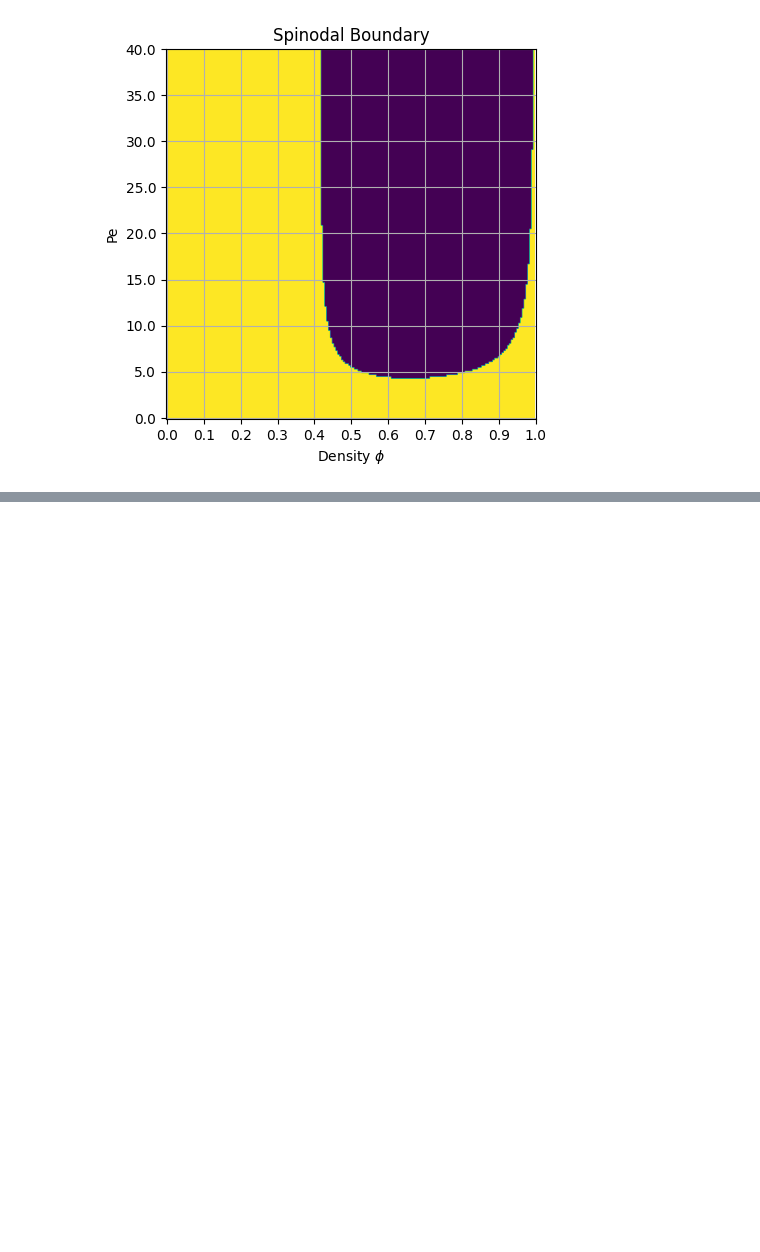
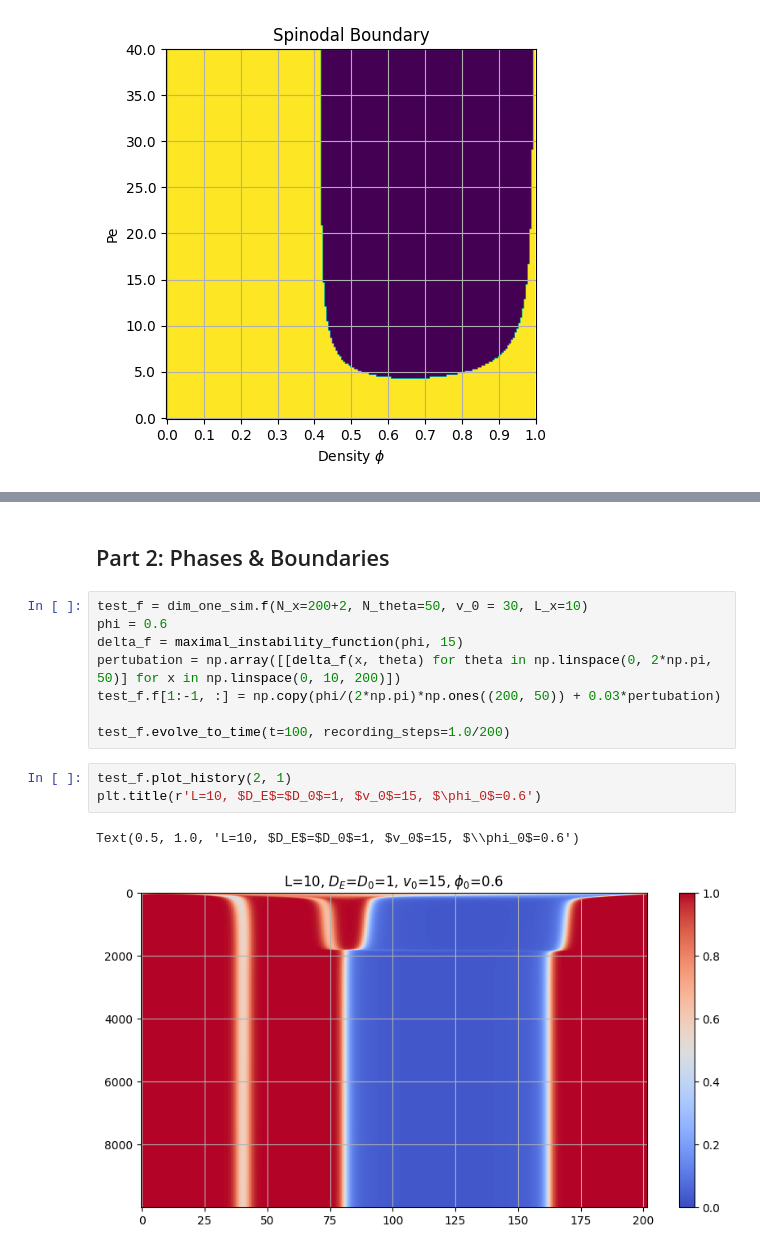
Before and after one commit to noahgrodzinski/Active-Interfaces, a Jupyter notebook: Numerics_1D/no_wall_sims/easy_to_read_1d_sims.ipynb, the cells around one changed output, grey strips where cells are left out. Saved outputs shown, nothing was run; the diff lists cells and outputs as text; blank space fills up the shorter version.

```diff
--- a/Numerics_1D/no_wall_sims/easy_to_read_1d_sims.ipynb
+++ b/Numerics_1D/no_wall_sims/easy_to_read_1d_sims.ipynb
@@ -272,0 +212,16 @@ plt.ylim(bottom=0.0, top=40.0)
+# %% [markdown]
+## Part 2: Phases & Boundaries
+# %%
+test_f = dim_one_sim.f(N_x=200+2, N_theta=50, v_0 = 30, L_x=10)
+phi = 0.6
+delta_f = maximal_instability_function(phi, 15)
+pertubation = np.array([[delta_f(x, theta) for theta in np.linspace(0, 2*np.pi, 50)] for x in np.linspace(0, 10, 200)])
+test_f.f[1:-1, :] = np.copy(phi/(2*np.pi)*np.ones((200, 50)) + 0.03*pertubation)
+
+test_f.evolve_to_time(t=100, recording_steps=1.0/200)
+# %%
+test_f.plot_history(2, 1)
+plt.title(r'L=10, $D_E$=$D_0$=1, $v_0$=15, $\phi_0$=0.6')
+# %% [output]
+Text(0.5, 1.0, 'L=10, $D_E$=$D_0$=1, $v_0$=15, $\\phi_0$=0.6')
+[figure, added]
```
Also changed, not shown: parts of 25 cells of this notebook, 4 other files.
